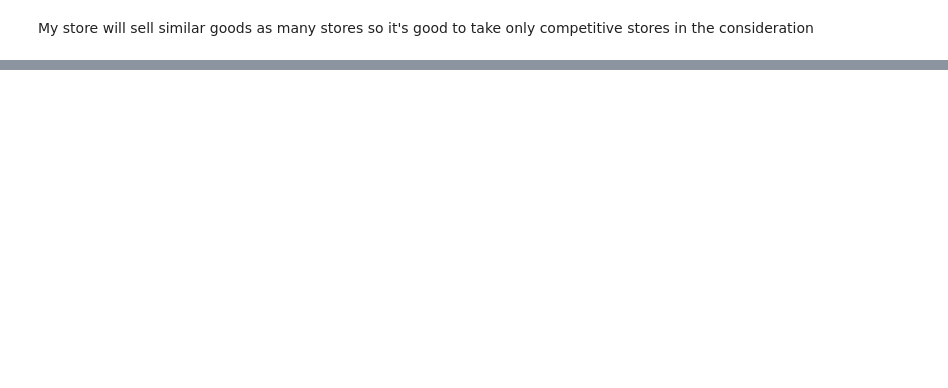
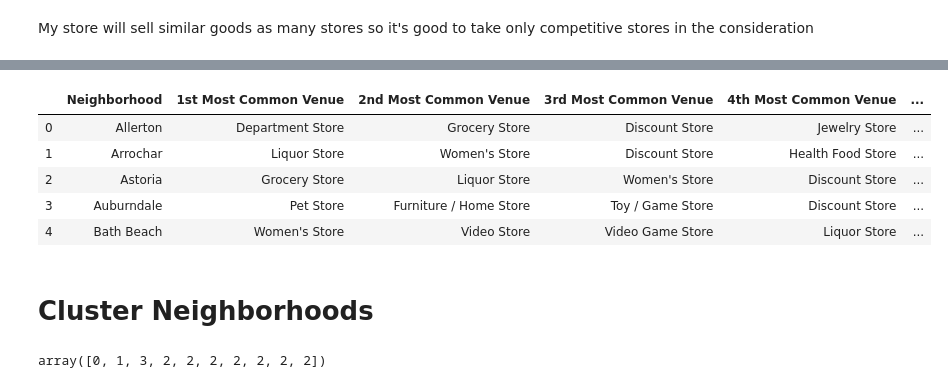
Before and after one commit to Quan-Dang-PM/Coursera_Capstone, a Jupyter notebook: The Battle of Neighborhoods (Week 4).ipynb, the cells around one changed output, grey strips where cells are left out. Saved outputs shown, nothing was run; the diff lists cells and outputs as text; code cells hidden in the pictures; blank space fills up the shorter version.

```diff
--- a/The Battle of Neighborhoods (Week 4).ipynb
+++ b/The Battle of Neighborhoods (Week 4).ipynb
@@ -359,0 +406,3 @@ ValueError: Lengths must match to compare
+# %%
+ny_allstore_grouped = ny_allstore_onehot.groupby('Neighborhood').mean().reset_index()
+ny_allstore_grouped
@@ -359,0 +427,49 @@ ValueError: Lengths must match to compare
+# %%
+def return_most_common_venues(row, num_top_venues):
+    row_categories = row.iloc[1:]
+    row_categories_sorted = row_categories.sort_values(ascending=False)
+
+    return row_categories_sorted.index.values[0:num_top_venues]
+# %%
+num_top_venues = 10
+
+indicators = ['st', 'nd', 'rd']
+
+# create columns according to number of top venues
+columns = ['Neighborhood']
+for ind in np.arange(num_top_venues):
+    try:
+        columns.append('{}{} Most Common Venue'.format(ind+1, indicators[ind]))
+    except:
+        columns.append('{}th Most Common Venue'.format(ind+1))
+
+# create a new dataframe
+neighborhoods_venues_sorted = pd.DataFrame(columns=columns)
+neighborhoods_venues_sorted['Neighborhood'] = ny_allstore_grouped['Neighborhood']
+
+for ind in np.arange(ny_allstore_grouped.shape[0]):
+    neighborhoods_venues_sorted.iloc[ind, 1:] = return_most_common_venues(ny_allstore_grouped.iloc[ind, :], num_top_venues)
+
+neighborhoods_venues_sorted.head()
+# %% [output]
+|  | Neighborhood | 1st Most Common Venue | 2nd Most Common Venue | 3rd Most Common Venue | 4th Most Common Venue | ... |
+| 0 | Allerton | Department Store | Grocery Store | Discount Store | Jewelry Store | ... |
+| 1 | Arrochar | Liquor Store | Women's Store | Discount Store | Health Food Store | ... |
+| 2 | Astoria | Grocery Store | Liquor Store | Women's Store | Discount Store | ... |
+| 3 | Auburndale | Pet Store | Furniture / Home Store | Toy / Game Store | Discount Store | ... |
+| 4 | Bath Beach | Women's Store | Video Store | Video Game Store | Liquor Store | ... |
+# %% [markdown]
+# Cluster Neighborhoods
+# %%
+# set number of clusters
+kclusters = 5
+
+ny_allstore_grouped_clustering = ny_allstore_grouped.drop('Neighborhood', 1)
+
+# run k-means clustering
+kmeans = KMeans(n_clusters=kclusters, random_state=0).fit(ny_allstore_grouped_clustering)
+
+# check cluster labels generated for each row in the dataframe
+kmeans.labels_[0:10]
+# %% [output]
+array([0, 1, 3, 2, 2, 2, 2, 2, 2, 2])
```
Also changed, not shown: parts of 16 cells of this notebook.
